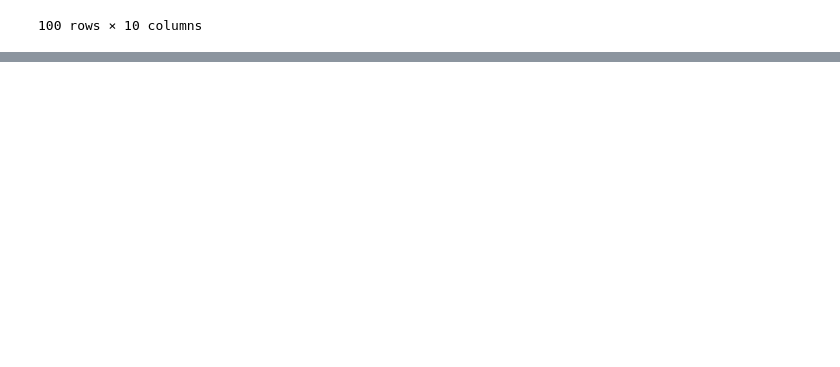
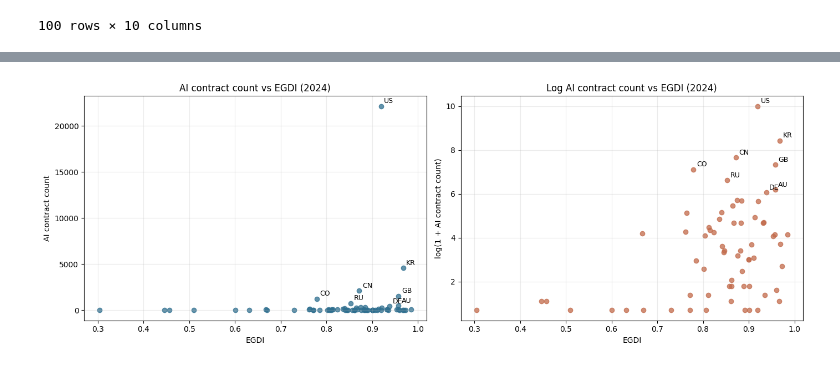
Before and after one commit to drinksomecoke/AI_contract, a Jupyter notebook: 00_code/0507.ipynb, the cells around one changed output, grey strips where cells are left out. Saved outputs shown, nothing was run; the diff lists cells and outputs as text; code cells hidden in the pictures; blank space fills up the shorter version.

```diff
--- a/00_code/0507.ipynb
+++ b/00_code/0507.ipynb
@@ -446,0 +712,22 @@ China rows: 2,113
+# %%
+country_contract_totals = (
+    contract_country.dropna(subset=["country_iso3"])
+    .groupby(["country_iso2", "country_iso3"], as_index=False)
+    .agg(
+        ai_contracts=("country_iso3", "size"),
+        ai_contract_value_usd=("contract_value_usd", "sum"),
+        first_contract_year=("year", "min"),
+        last_contract_year=("year", "max"),
+    )
+)
+
+latest_egdi_year = int(egdi["year"].max())
+latest_egdi = egdi[egdi["year"] == latest_egdi_year].copy()
+
+country_egdi_corr = country_contract_totals.merge(latest_egdi, on="country_iso3", how="inner")
+country_egdi_corr["log_ai_contracts"] = np.log1p(country_egdi_corr["ai_contracts"])
+country_egdi_corr["log_ai_contract_value_usd"] = np.log1p(country_egdi_corr["ai_contract_value_usd"].clip(lower=0))
+
+print(f"Latest EGDI year: {latest_egdi_year}")
+print(f"Countries in correlation sample: {len(country_egdi_corr):,}")
+country_egdi_corr.sort_values("ai_contracts", ascending=False).head(20)
@@ -446,0 +779,23 @@ China rows: 2,113
+# %%
+fig, axes = plt.subplots(1, 2, figsize=(14, 5))
+
+axes[0].scatter(country_egdi_corr["egdi"], country_egdi_corr["ai_contracts"], alpha=0.75, color="#2F6F8F")
+axes[0].set_title(f"AI contract count vs EGDI ({latest_egdi_year})")
+axes[0].set_xlabel("EGDI")
+axes[0].set_ylabel("AI contract count")
+axes[0].grid(alpha=0.25)
+
+axes[1].scatter(country_egdi_corr["egdi"], country_egdi_corr["log_ai_contracts"], alpha=0.75, color="#C26A4A")
+axes[1].set_title(f"Log AI contract count vs EGDI ({latest_egdi_year})")
+axes[1].set_xlabel("EGDI")
+axes[1].set_ylabel("log(1 + AI contract count)")
+axes[1].grid(alpha=0.25)
+
+for _, row in country_egdi_corr.nlargest(8, "ai_contracts").iterrows():
+    axes[0].annotate(row["country_iso2"], (row["egdi"], row["ai_contracts"]), fontsize=9, xytext=(4, 4), textcoords="offset points")
+    axes[1].annotate(row["country_iso2"], (row["egdi"], row["log_ai_contracts"]), fontsize=9, xytext=(4, 4), textcoords="offset points")
+
+plt.tight_layout()
+plt.show()
+# %% [output]
+[figure, added]
```
Also changed, not shown: parts of 16 cells of this notebook.
